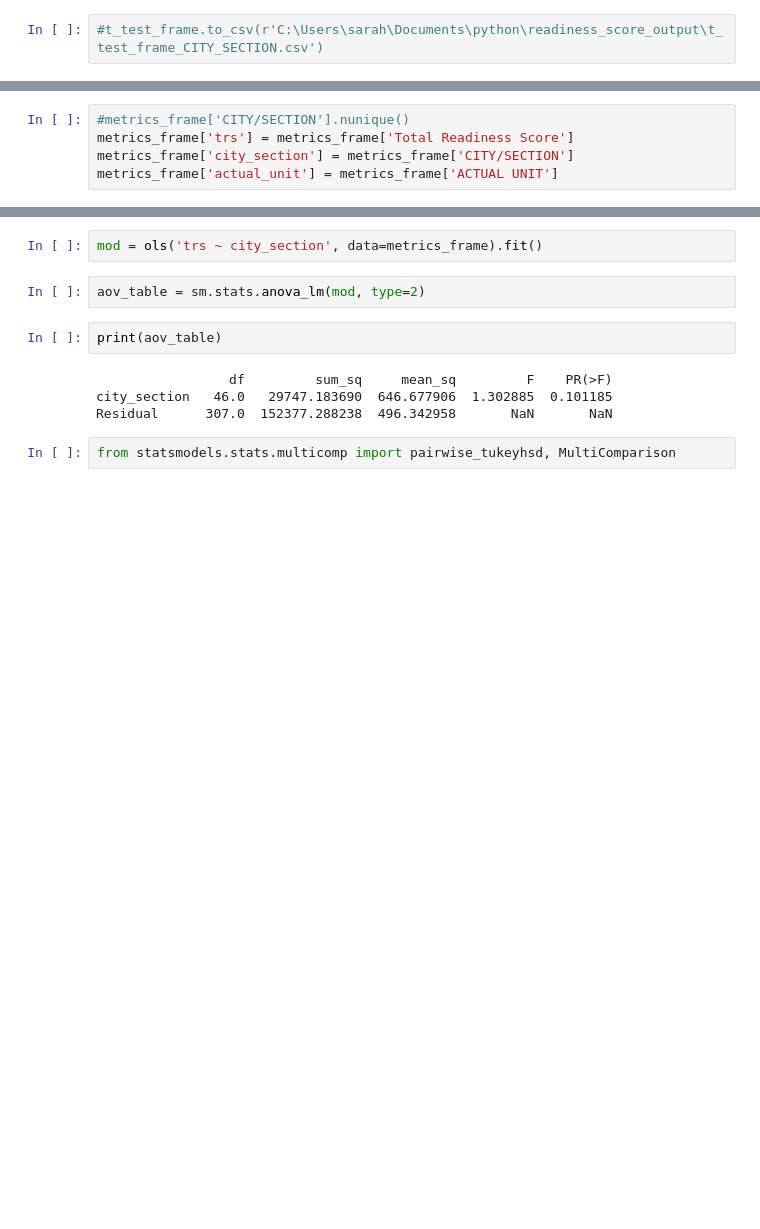
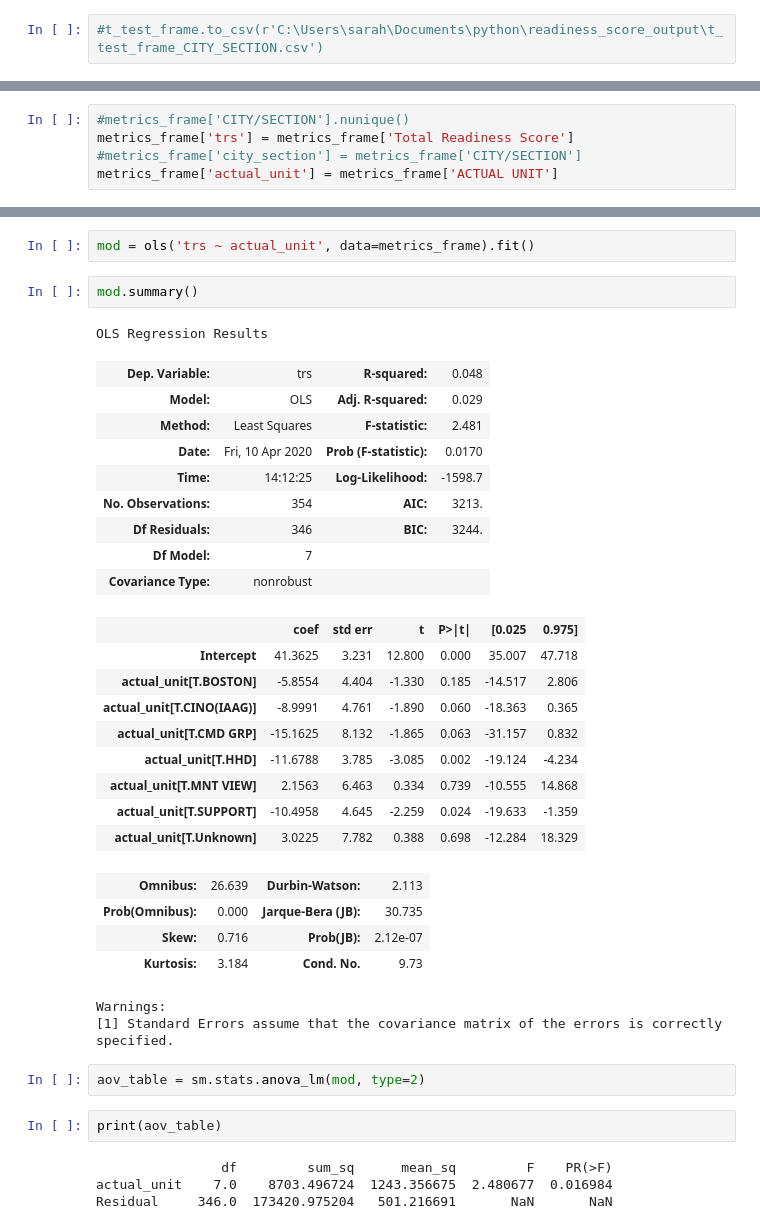
Before and after one commit to sstarr1879/readiness_score, a Jupyter notebook: multicomparison.ipynb, the cells around one changed output, grey strips where cells are left out. Saved outputs shown, nothing was run; the diff lists cells and outputs as text; blank space fills up the shorter version.

```diff
--- a/multicomparison.ipynb
+++ b/multicomparison.ipynb
@@ -176,5 +196,5 @@ t_test_frame
 # %%
 #metrics_frame['CITY/SECTION'].nunique()
 metrics_frame['trs'] = metrics_frame['Total Readiness Score']
-metrics_frame['city_section'] = metrics_frame['CITY/SECTION']
+#metrics_frame['city_section'] = metrics_frame['CITY/SECTION']
 metrics_frame['actual_unit'] = metrics_frame['ACTUAL UNIT']
@@ -187,12 +203,38 @@ import seaborn as sns
 # %%
-mod = ols('trs ~ city_section', data=metrics_frame).fit()
+mod = ols('trs ~ actual_unit', data=metrics_frame).fit()
+# %%
+mod.summary()
+# %% [output]
+OLS Regression Results
+| Dep. Variable: | trs | R-squared: | 0.048 |
+| Model: | OLS | Adj. R-squared: | 0.029 |
+| Method: | Least Squares | F-statistic: | 2.481 |
+| Date: | Fri, 10 Apr 2020 | Prob (F-statistic): | 0.0170 |
+| Time: | 14:12:25 | Log-Likelihood: | -1598.7 |
+| No. Observations: | 354 | AIC: | 3213. |
+| Df Residuals: | 346 | BIC: | 3244. |
+| Df Model: | 7 |  |  |
+| Covariance Type: | nonrobust |  |  |
+|  | coef | std err | t | P>|t| | [0.025 | 0.975] |
+| Intercept | 41.3625 | 3.231 | 12.800 | 0.000 | 35.007 | 47.718 |
+| actual_unit[T.BOSTON] | -5.8554 | 4.404 | -1.330 | 0.185 | -14.517 | 2.806 |
+| actual_unit[T.CINO(IAAG)] | -8.9991 | 4.761 | -1.890 | 0.060 | -18.363 | 0.365 |
+| actual_unit[T.CMD GRP] | -15.1625 | 8.132 | -1.865 | 0.063 | -31.157 | 0.832 |
+| actual_unit[T.HHD] | -11.6788 | 3.785 | -3.085 | 0.002 | -19.124 | -4.234 |
+| actual_unit[T.MNT VIEW] | 2.1563 | 6.463 | 0.334 | 0.739 | -10.555 | 14.868 |
+| actual_unit[T.SUPPORT] | -10.4958 | 4.645 | -2.259 | 0.024 | -19.633 | -1.359 |
+| actual_unit[T.Unknown] | 3.0225 | 7.782 | 0.388 | 0.698 | -12.284 | 18.329 |
+| Omnibus: | 26.639 | Durbin-Watson: | 2.113 |
+| Prob(Omnibus): | 0.000 | Jarque-Bera (JB): | 30.735 |
+| Skew: | 0.716 | Prob(JB): | 2.12e-07 |
+| Kurtosis: | 3.184 | Cond. No. | 9.73 |
+Warnings:
+[1] Standard Errors assume that the covariance matrix of the errors is correctly specified.
 # %%
 aov_table = sm.stats.anova_lm(mod, type=2)
 # %%
 print(aov_table)
 # %% [output]
-                 df         sum_sq     mean_sq         F    PR(>F)
-city_section   46.0   29747.183690  646.677906  1.302885  0.101185
-Residual      307.0  152377.288238  496.342958       NaN       NaN
+                df         sum_sq      mean_sq         F    PR(>F)
+actual_unit    7.0    8703.496724  1243.356675  2.480677  0.016984
+Residual     346.0  173420.975204   501.216691       NaN       NaN
-# %%
-from statsmodels.stats.multicomp import pairwise_tukeyhsd, MultiComparison
```
Also changed, not shown: parts of 26 cells of this notebook.
